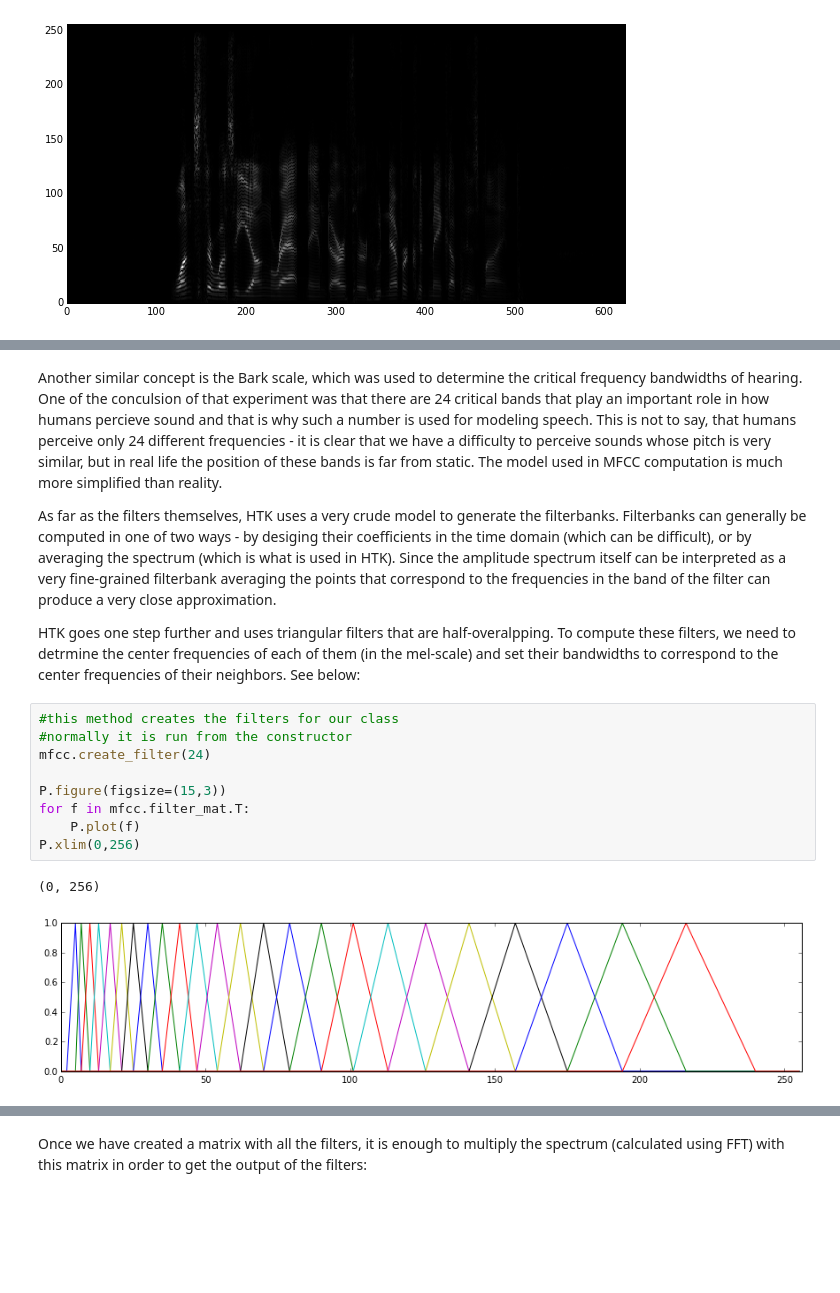
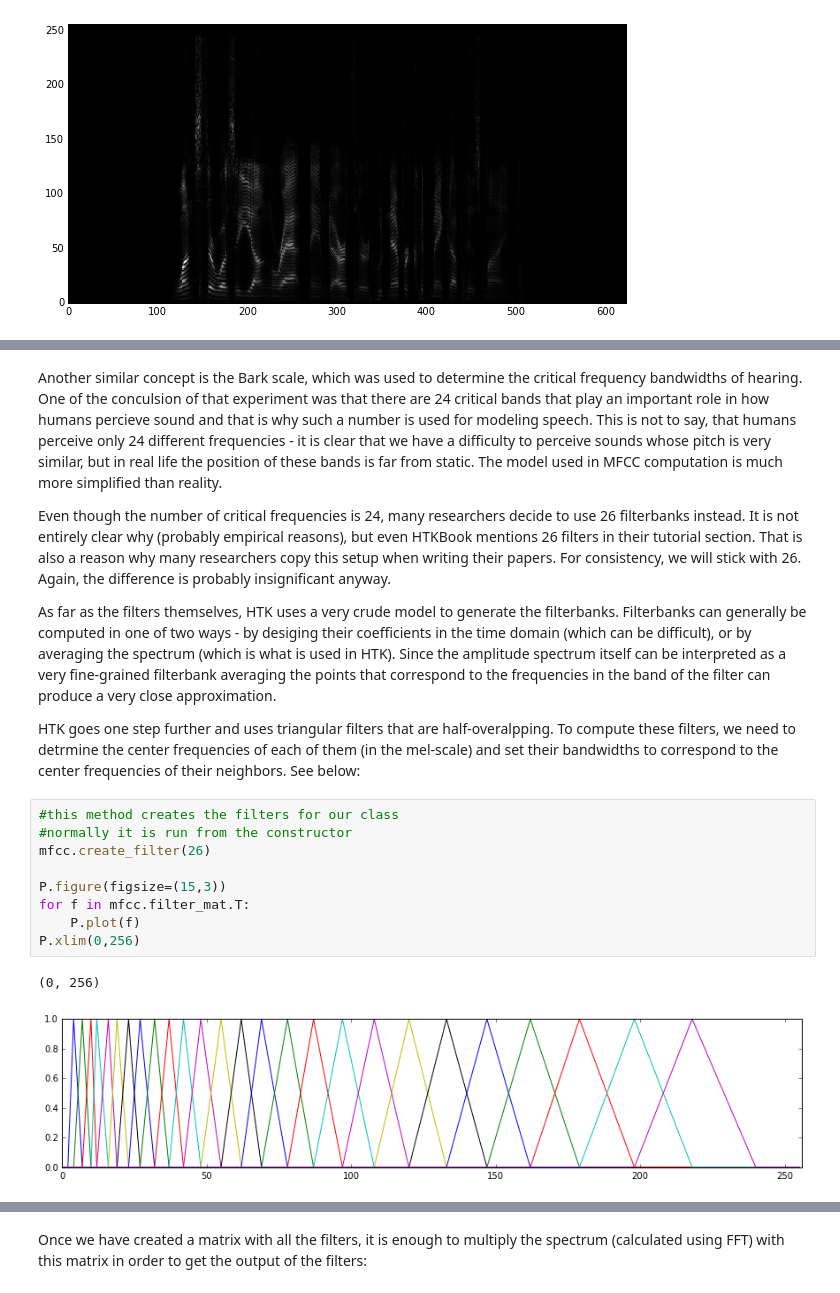
Before and after one commit to danijel3/PyHTK, a Jupyter notebook: python-notebooks/HTKFeaturesExplained.ipynb, the cells around one changed output, grey strips where cells are left out. Drawn from its saved outputs; the diff is of its cells as text; blank space fills up the shorter version.

```diff
--- a/python-notebooks/HTKFeaturesExplained.ipynb
+++ b/python-notebooks/HTKFeaturesExplained.ipynb
@@ -230,5 +230,7 @@ P.ylabel('Mel')
 # %% [markdown]
 Another similar concept is the Bark scale, which was used to determine the critical frequency bandwidths of hearing. One of the conculsion of that experiment was that there are 24 critical bands that play an important role in how humans percieve sound and that is why such a number is used for modeling speech. This is not to say, that humans perceive only 24 different frequencies - it is clear that we have a difficulty to perceive sounds whose pitch is very similar, but in real life the position of these bands is far from static. The model used in MFCC computation is much more simplified than reality.
+
+Even though the number of critical frequencies is 24, many researchers decide to use 26 filterbanks instead. It is not entirely clear why (probably empirical reasons), but even HTKBook mentions 26 filters in their tutorial section. That is also a reason why many researchers copy this setup when writing their papers. For consistency, we will stick with 26. Again, the difference is probably insignificant anyway.
 
 As far as the filters themselves, HTK uses a very crude model to generate the filterbanks. Filterbanks can generally be computed in one of two ways - by desiging their coefficients in the time domain (which can be difficult), or by averaging the spectrum (which is what is used in HTK). Since the amplitude spectrum itself can be interpreted as a very fine-grained filterbank averaging the points that correspond to the frequencies in the band of the filter can produce a very close approximation.
 
@@ -236,15 +238,15 @@ HTK goes one step further and uses triangular filters that are half-overalpping.
 # %%
 #this method creates the filters for our class
 #normally it is run from the constructor
-mfcc.create_filter(24)
+mfcc.create_filter(26)
 
 P.figure(figsize=(15,3))
 for f in mfcc.filter_mat.T:
     P.plot(f)
 P.xlim(0,256)
 # %% [output]
 (0, 256)
-[figure, old version]
+[figure, new version]
 # %% [markdown]
 Also worth noting is that the start and the end of the filterbank is determined by the **lo_freq** and **hi_freq** parameters of the system.
 
```
Also changed, not shown: parts of 18 cells of this notebook, 4 other files.
